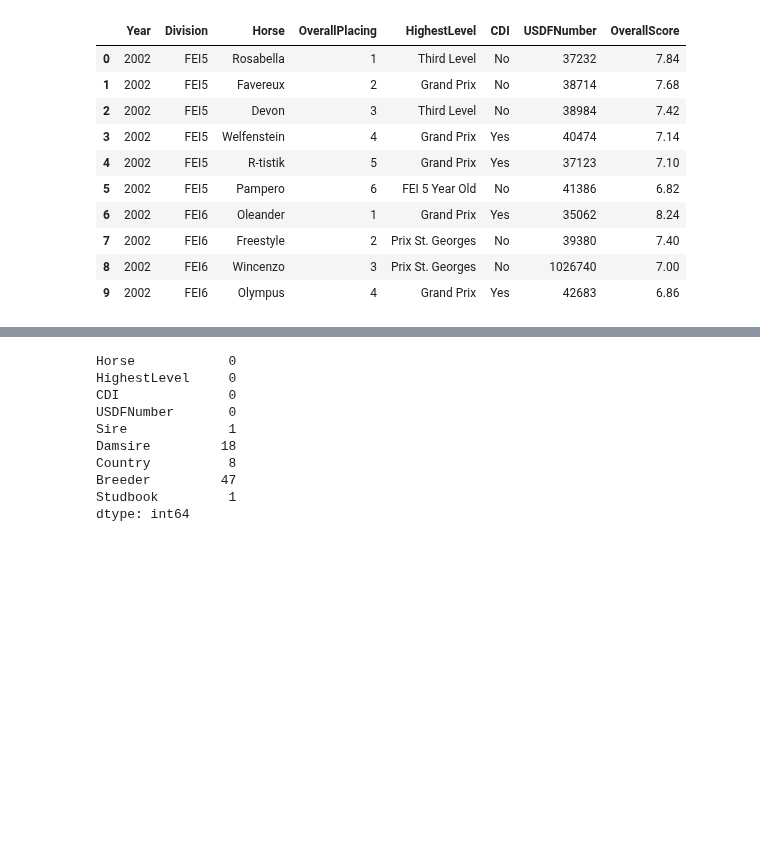
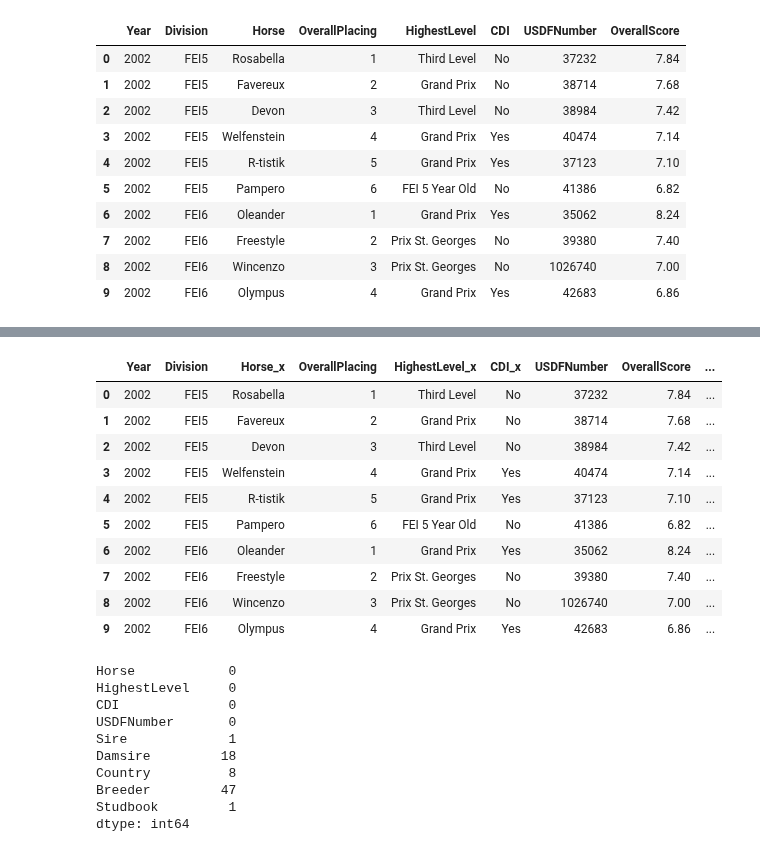
Before and after one commit to siobyrne/young-dressage-horse-program-analysis, a Jupyter notebook: younghorse.ipynb, the cells around one changed output, grey strips where cells are left out. Cells and saved outputs as stored; diff of their text form; code cells hidden in the pictures; blank space fills up the shorter version.

Commit message:
Create merged dataframe,write code to find horses that made an international team

```diff
--- a/younghorse.ipynb
+++ b/younghorse.ipynb
@@ -42,3 +42,20 @@ horse_df.head(10)
+# %%
+# create merged dataframe
+
+merged_df = pd.merge(championship_df, horse_df, on='USDFNumber')
+merged_df.head(10)
+# %% [output]
+|  | Year | Division | Horse_x | OverallPlacing | HighestLevel_x | CDI_x | USDFNumber | OverallScore | ... |
+| 0 | 2002 | FEI5 | Rosabella | 1 | Third Level | No | 37232 | 7.84 | ... |
+| 1 | 2002 | FEI5 | Favereux | 2 | Grand Prix | No | 38714 | 7.68 | ... |
+| 2 | 2002 | FEI5 | Devon | 3 | Third Level | No | 38984 | 7.42 | ... |
+| 3 | 2002 | FEI5 | Welfenstein | 4 | Grand Prix | Yes | 40474 | 7.14 | ... |
+| 4 | 2002 | FEI5 | R-tistik | 5 | Grand Prix | Yes | 37123 | 7.10 | ... |
+| 5 | 2002 | FEI5 | Pampero | 6 | FEI 5 Year Old | No | 41386 | 6.82 | ... |
+| 6 | 2002 | FEI6 | Oleander | 1 | Grand Prix | Yes | 35062 | 8.24 | ... |
+| 7 | 2002 | FEI6 | Freestyle | 2 | Prix St. Georges | No | 39380 | 7.40 | ... |
+| 8 | 2002 | FEI6 | Wincenzo | 3 | Prix St. Georges | No | 1026740 | 7.00 | ... |
+| 9 | 2002 | FEI6 | Olympus | 4 | Grand Prix | Yes | 42683 | 6.86 | ... |
 # %%
 # get count of null values by column for horse dataframe
 
```
Also changed, not shown: parts of 2 cells of this notebook.
